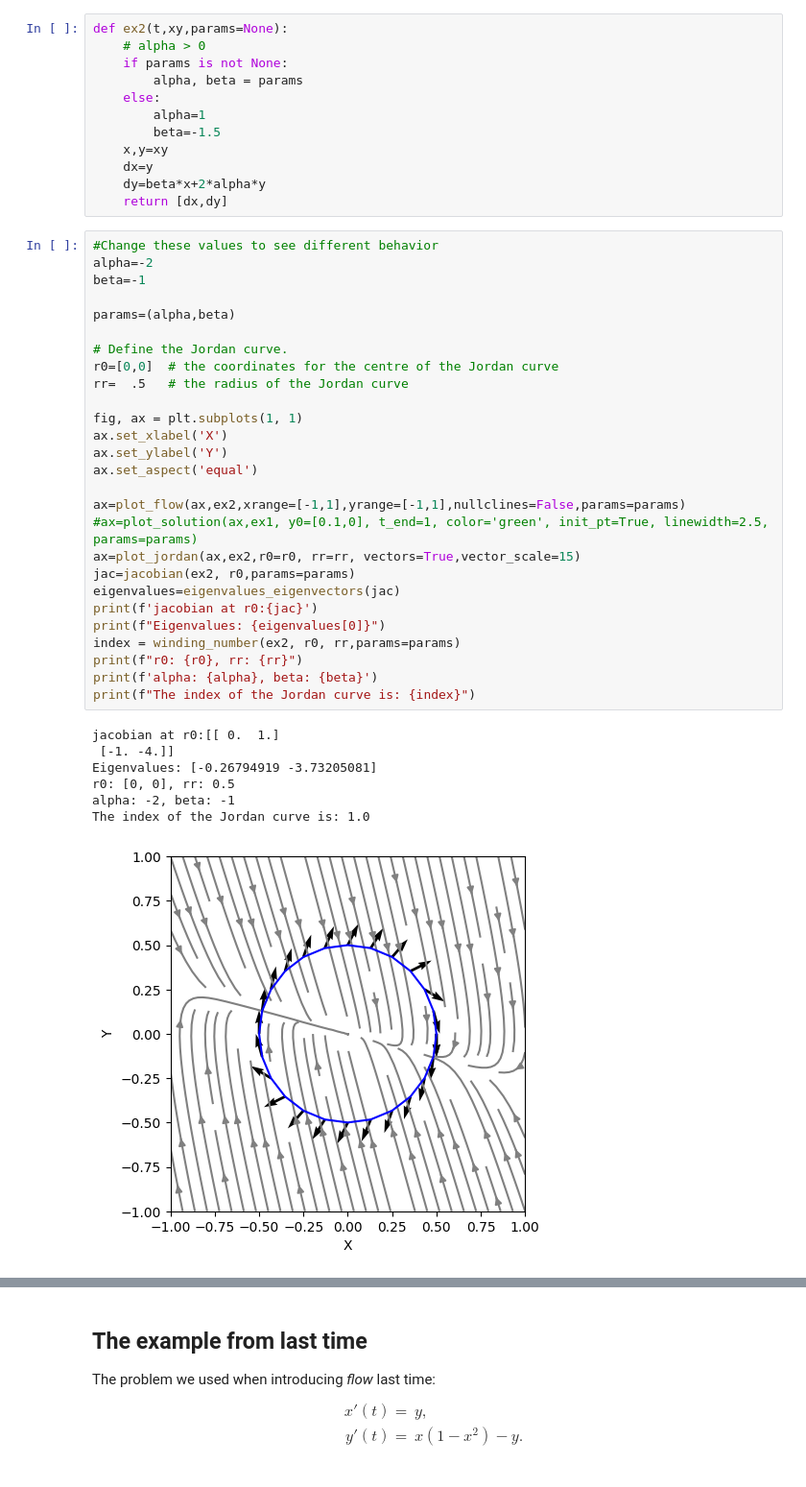
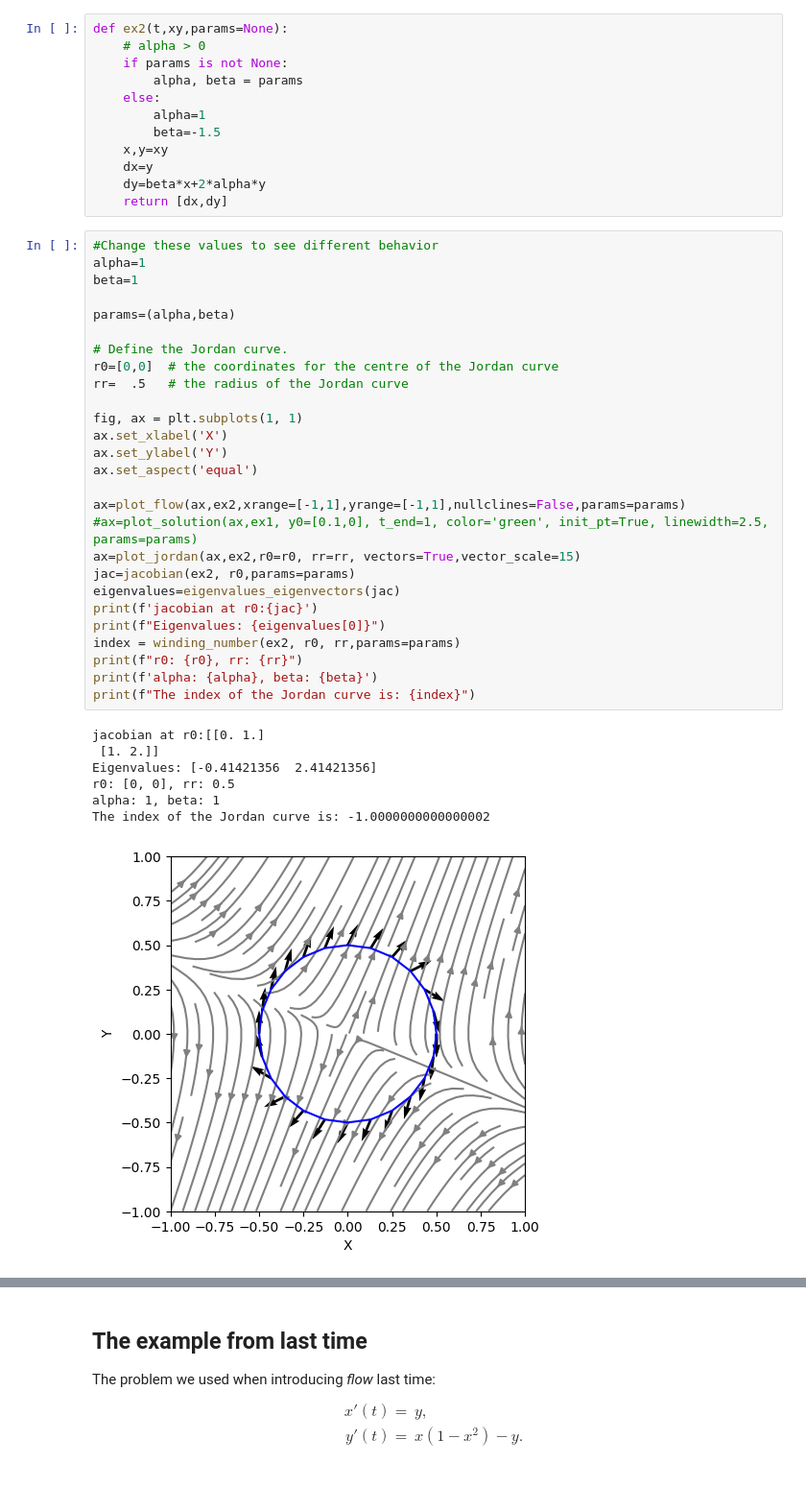
Before and after one commit to vladeviste/mat230, a Jupyter notebook: index_theory.ipynb, the cells around one changed output, grey strips where cells are left out. Shown at 96% size. Saved outputs shown, nothing was run; the diff lists cells and outputs as text.

```diff
--- a/index_theory.ipynb
+++ b/index_theory.ipynb
@@ -309,39 +306,39 @@ def ex2(t,xy,params=None):
     return [dx,dy]
 # %%
 #Change these values to see different behavior
-alpha=-2
-beta=-1
+alpha=1
+beta=1
 
 params=(alpha,beta)
 
 # Define the Jordan curve.
 r0=[0,0]  # the coordinates for the centre of the Jordan curve
 rr=  .5   # the radius of the Jordan curve
 
 fig, ax = plt.subplots(1, 1)
 ax.set_xlabel('X')
 ax.set_ylabel('Y')
 ax.set_aspect('equal')
 
 ax=plot_flow(ax,ex2,xrange=[-1,1],yrange=[-1,1],nullclines=False,params=params)
 #ax=plot_solution(ax,ex1, y0=[0.1,0], t_end=1, color='green', init_pt=True, linewidth=2.5, params=params)
 ax=plot_jordan(ax,ex2,r0=r0, rr=rr, vectors=True,vector_scale=15)
 jac=jacobian(ex2, r0,params=params)
 eigenvalues=eigenvalues_eigenvectors(jac)
 print(f'jacobian at r0:{jac}')
 print(f"Eigenvalues: {eigenvalues[0]}")
 index = winding_number(ex2, r0, rr,params=params)
 print(f"r0: {r0}, rr: {rr}")
 print(f'alpha: {alpha}, beta: {beta}')
 print(f"The index of the Jordan curve is: {index}")
 # %% [output]
-jacobian at r0:[[ 0.  1.]
- [-1. -4.]]
-Eigenvalues: [-0.26794919 -3.73205081]
+jacobian at r0:[[0. 1.]
+ [1. 2.]]
+Eigenvalues: [-0.41421356  2.41421356]
 r0: [0, 0], rr: 0.5
-alpha: -2, beta: -1
-The index of the Jordan curve is: 1.0
+alpha: 1, beta: 1
+The index of the Jordan curve is: -1.0000000000000002
-[figure, old version]
+[figure, new version]
 # %% [markdown]
 **Try this:** Play around with moving the circle to different locations and with different radius, make a table on paper with columns r0, rr and the resulting winding number:
 
```
Also changed, not shown: parts of 5 cells of this notebook.
